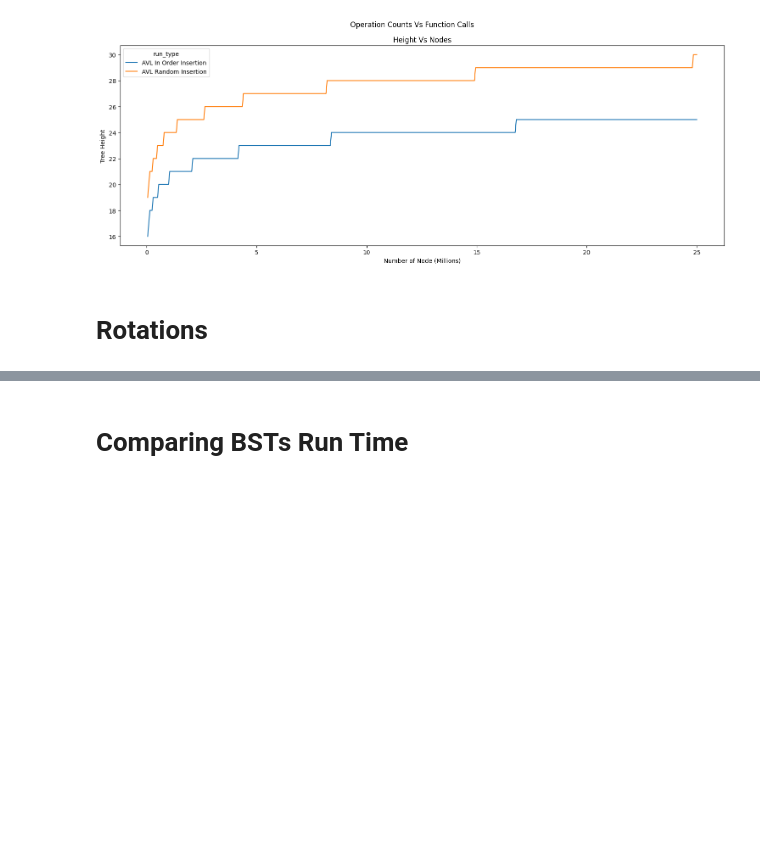
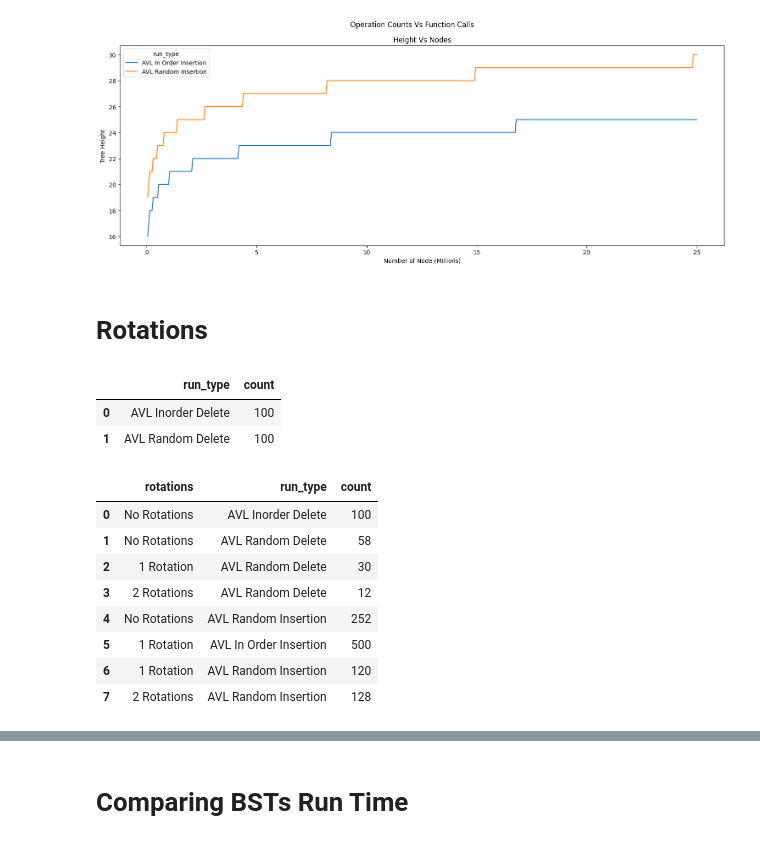
Before and after one commit to CS5008Fall2025/research-paper-jroberge16, a Jupyter notebook: empircal_analysis.ipynb, the cells around one changed output, grey strips where cells are left out. Saved outputs shown, nothing was run; the diff lists cells and outputs as text; code cells hidden in the pictures; blank space fills up the shorter version.

```diff
--- a/empircal_analysis.ipynb
+++ b/empircal_analysis.ipynb
@@ -368,0 +376,19 @@ plt.show()
+# %%
+rot_cnt = delete_rotations.groupby("run_type", as_index=False)["count"].sum()
+rot_cnt
+# %% [output]
+|  | run_type | count |
+| 0 | AVL Inorder Delete | 100 |
+| 1 | AVL Random Delete | 100 |
+# %%
+combined_rotations
+# %% [output]
+|  | rotations | run_type | count |
+| 0 | No Rotations | AVL Inorder Delete | 100 |
+| 1 | No Rotations | AVL Random Delete | 58 |
+| 2 | 1 Rotation | AVL Random Delete | 30 |
+| 3 | 2 Rotations | AVL Random Delete | 12 |
+| 4 | No Rotations | AVL Random Insertion | 252 |
+| 5 | 1 Rotation | AVL In Order Insertion | 500 |
+| 6 | 1 Rotation | AVL Random Insertion | 120 |
+| 7 | 2 Rotations | AVL Random Insertion | 128 |
```
Also changed, not shown: parts of 10 cells of this notebook, 4 other files.
